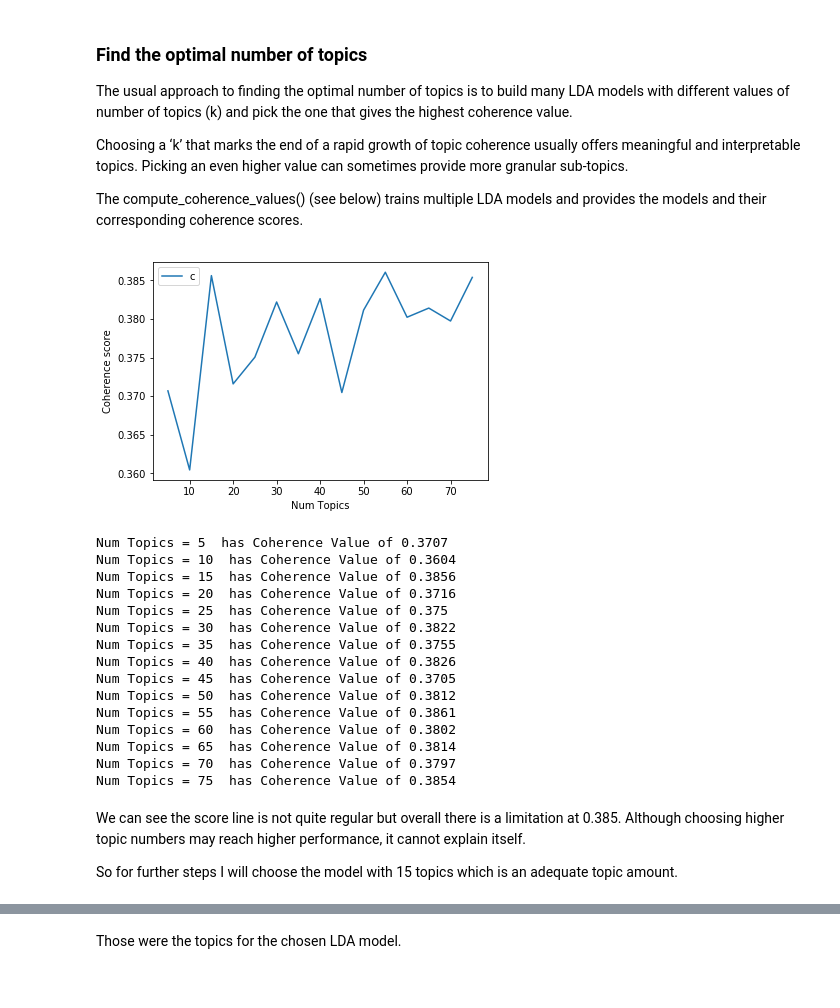
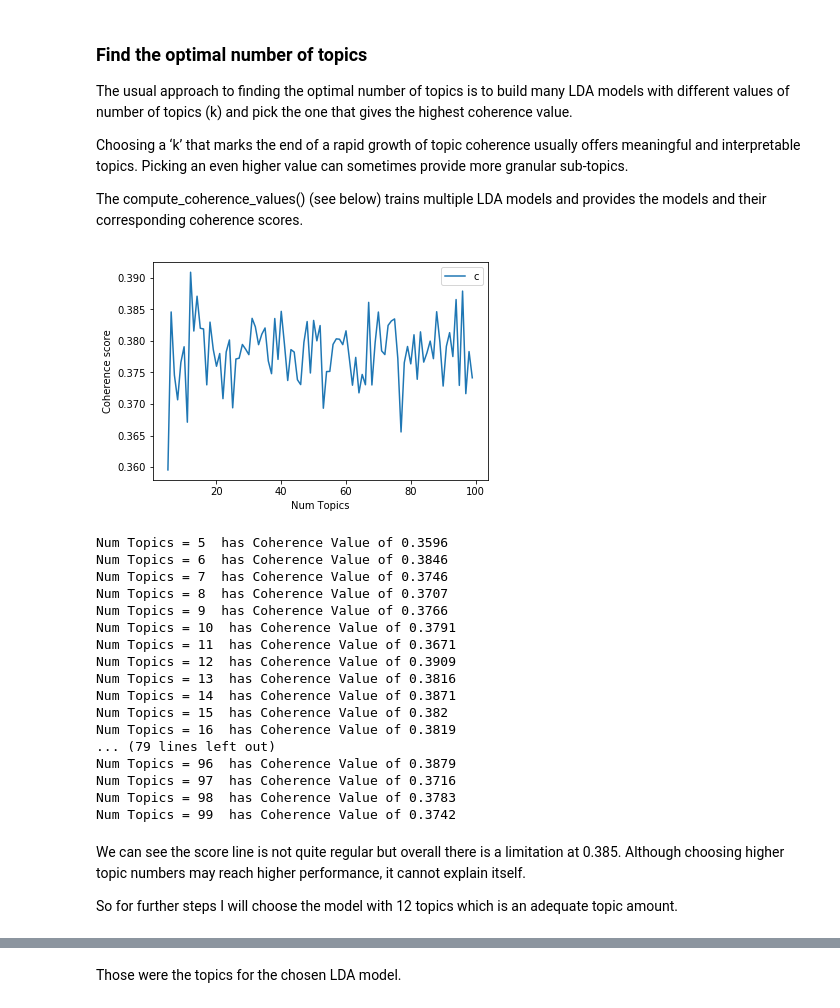
Before and after one commit to sting1000/semester-project, a Jupyter notebook: Topic Modeling.ipynb, the cells around one changed output, grey strips where cells are left out. Saved outputs shown, nothing was run; the diff lists cells and outputs as text; code cells hidden in the pictures.

```diff
--- a/Topic Modeling.ipynb
+++ b/Topic Modeling.ipynb
@@ -95,12 +95,25 @@ import os
 rootdir = 'data/papers'
 contents = []
 i = 0
+num_2015 = 0
+num_2016 = 0
+num_2017 = 0
+num_2018 = 0
 source = []
 errors = []
 for subdir, dirs, files in os.walk(rootdir):
+    files.sort()
     for file in files:
         if 'txt' in file:
             i += 1
+            if '2015' in file:
+                num_2015 += 1
+            if '2016' in file:
+                num_2016 += 1
+            if '2017' in file:
+                num_2017 += 1
+            if '2018' in file:
+                num_2018 += 1
             path = os.path.join(subdir, file)
             with open(path) as file:
                 try:
@@ -369,41 +387,43 @@ def compute_coherence_values(dictionary, corpus, texts, limit, start=2, step=3):
     return model_list, coherence_values
 # %%
 # Can take a long time to run.
-model_list, coherence_values = compute_coherence_values(dictionary=id2word, corpus=corpus, texts=data_lemmatized, start=5, limit=80, step=5)
+model_list, coherence_values = compute_coherence_values(dictionary=id2word, corpus=corpus, texts=data_lemmatized, start=5, limit=100, step=1)
 # %%
 # Show graph
-limit=80; start=5; step=5;
+limit=100; start=5; step=1;
 x = range(start, limit, step)
 plt.plot(x, coherence_values)
 plt.xlabel("Num Topics")
 plt.ylabel("Coherence score")
 plt.legend(("coherence_values"), loc='best')
 plt.show()
 # %% [output]
-[figure, old version]
+[figure, new version]
 # %%
 # Print the coherence scores
 for m, cv in zip(x, coherence_values):
     print("Num Topics =", m, " has Coherence Value of", round(cv, 4))
 # %% [output]
-Num Topics = 5  has Coherence Value of 0.3707
-Num Topics = 10  has Coherence Value of 0.3604
-Num Topics = 15  has Coherence Value of 0.3856
-Num Topics = 20  has Coherence Value of 0.3716
-Num Topics = 25  has Coherence Value of 0.375
-Num Topics = 30  has Coherence Value of 0.3822
-Num Topics = 35  has Coherence Value of 0.3755
-Num Topics = 40  has Coherence Value of 0.3826
-Num Topics = 45  has Coherence Value of 0.3705
-Num Topics = 50  has Coherence Value of 0.3812
-Num Topics = 55  has Coherence Value of 0.3861
-Num Topics = 60  has Coherence Value of 0.3802
-Num Topics = 65  has Coherence Value of 0.3814
-Num Topics = 70  has Coherence Value of 0.3797
-Num Topics = 75  has Coherence Value of 0.3854
+Num Topics = 5  has Coherence Value of 0.3596
+Num Topics = 6  has Coherence Value of 0.3846
+Num Topics = 7  has Coherence Value of 0.3746
+Num Topics = 8  has Coherence Value of 0.3707
+Num Topics = 9  has Coherence Value of 0.3766
+Num Topics = 10  has Coherence Value of 0.3791
+Num Topics = 11  has Coherence Value of 0.3671
+Num Topics = 12  has Coherence Value of 0.3909
+Num Topics = 13  has Coherence Value of 0.3816
+Num Topics = 14  has Coherence Value of 0.3871
+Num Topics = 15  has Coherence Value of 0.382
+Num Topics = 16  has Coherence Value of 0.3819
+... (79 lines left out)
+Num Topics = 96  has Coherence Value of 0.3879
+Num Topics = 97  has Coherence Value of 0.3716
+Num Topics = 98  has Coherence Value of 0.3783
+Num Topics = 99  has Coherence Value of 0.3742
 # %% [markdown]
 We can see the score line is not quite regular but overall there is a limitation at 0.385. Although choosing higher topic numbers may reach higher performance, it cannot explain itself.
 
-So for further steps I will choose the model with 15 topics which is an adequate topic amount.
+So for further steps I will choose the model with 12 topics which is an adequate topic amount.
 # %%
 # Select the model and print the topics
```
Also changed, not shown: parts of 18 cells of this notebook, 1 other file.
